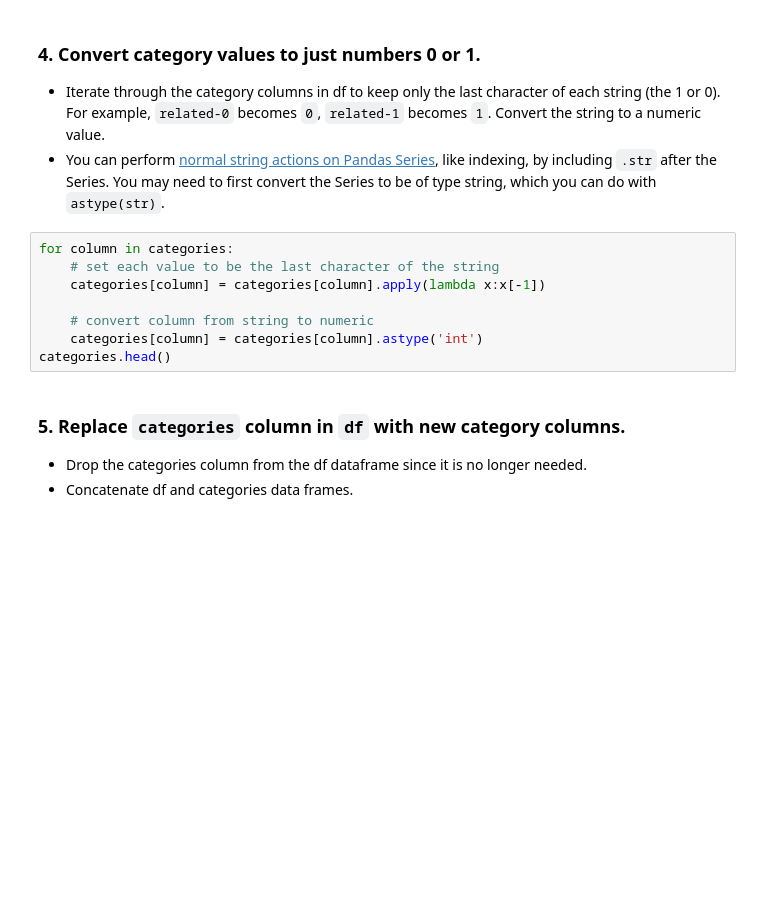
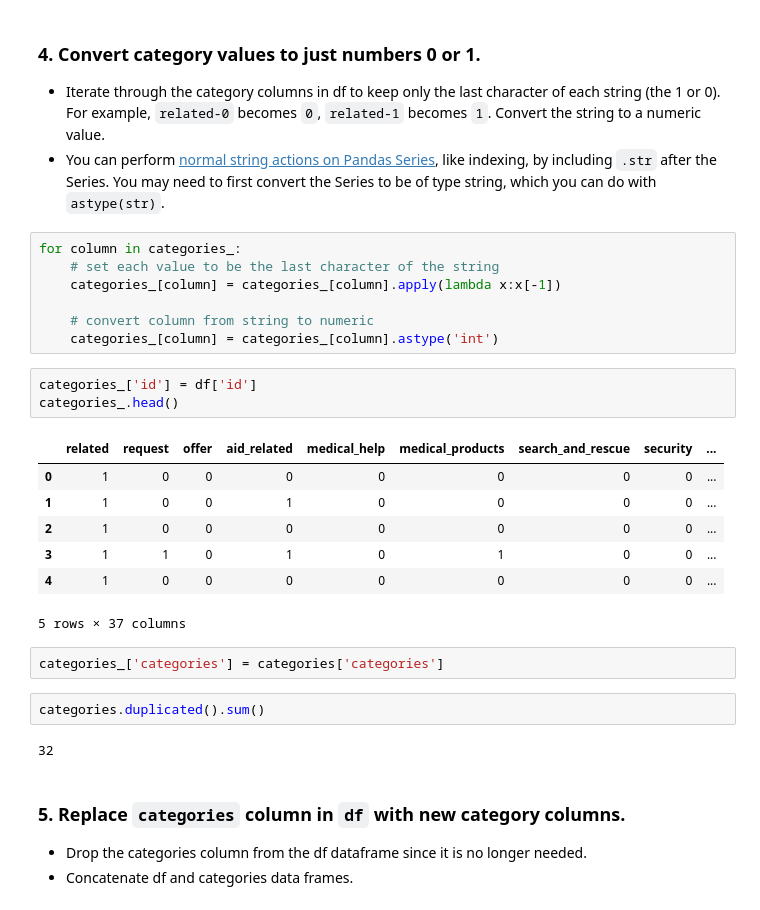
Before and after one commit to jinchao-chen/disaster_response, a Jupyter notebook: notebooks/ETL Pipeline Preparation.ipynb, the cells around one changed output. Cells and saved outputs as stored; diff of their text form; blank space fills up the shorter version.

```diff
--- a/notebooks/ETL Pipeline Preparation.ipynb
+++ b/notebooks/ETL Pipeline Preparation.ipynb
@@ -140,13 +134,29 @@ categories.head()
 - Iterate through the category columns in df to keep only the last character of each string (the 1 or 0). For example, `related-0` becomes `0`, `related-1` becomes `1`. Convert the string to a numeric value.
 - You can perform [normal string actions on Pandas Series](https://pandas.pydata.org/pandas-docs/stable/text.html#indexing-with-str), like indexing, by including `.str` after the Series. You may need to first convert the Series to be of type string, which you can do with `astype(str)`.
 # %%
-for column in categories:
+for column in categories_:
     # set each value to be the last character of the string
-    categories[column] = categories[column].apply(lambda x:x[-1])
+    categories_[column] = categories_[column].apply(lambda x:x[-1])
 
     # convert column from string to numeric
-    categories[column] = categories[column].astype('int')
-categories.head()
+    categories_[column] = categories_[column].astype('int')
+# %%
+categories_['id'] = df['id']
+categories_.head()
+# %% [output]
+|  | related | request | offer | aid_related | medical_help | medical_products | search_and_rescue | security | ... |
+| 0 | 1 | 0 | 0 | 0 | 0 | 0 | 0 | 0 | ... |
+| 1 | 1 | 0 | 0 | 1 | 0 | 0 | 0 | 0 | ... |
+| 2 | 1 | 0 | 0 | 0 | 0 | 0 | 0 | 0 | ... |
+| 3 | 1 | 1 | 0 | 1 | 0 | 1 | 0 | 0 | ... |
+| 4 | 1 | 0 | 0 | 0 | 0 | 0 | 0 | 0 | ... |
+5 rows × 37 columns
+# %%
+categories_['categories'] = categories['categories']
+# %%
+categories.duplicated().sum()
+# %% [output]
+32
 # %% [markdown]
 ### 5. Replace `categories` column in `df` with new category columns.
 - Drop the categories column from the df dataframe since it is no longer needed.
```
Also changed, not shown: parts of 29 cells of this notebook, 6 other files.
